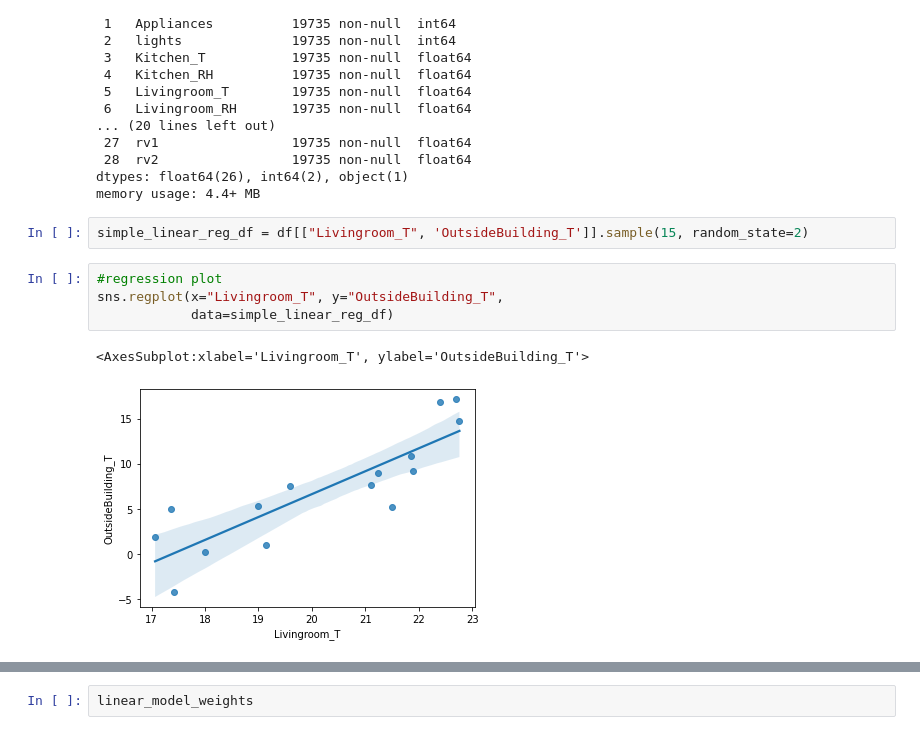
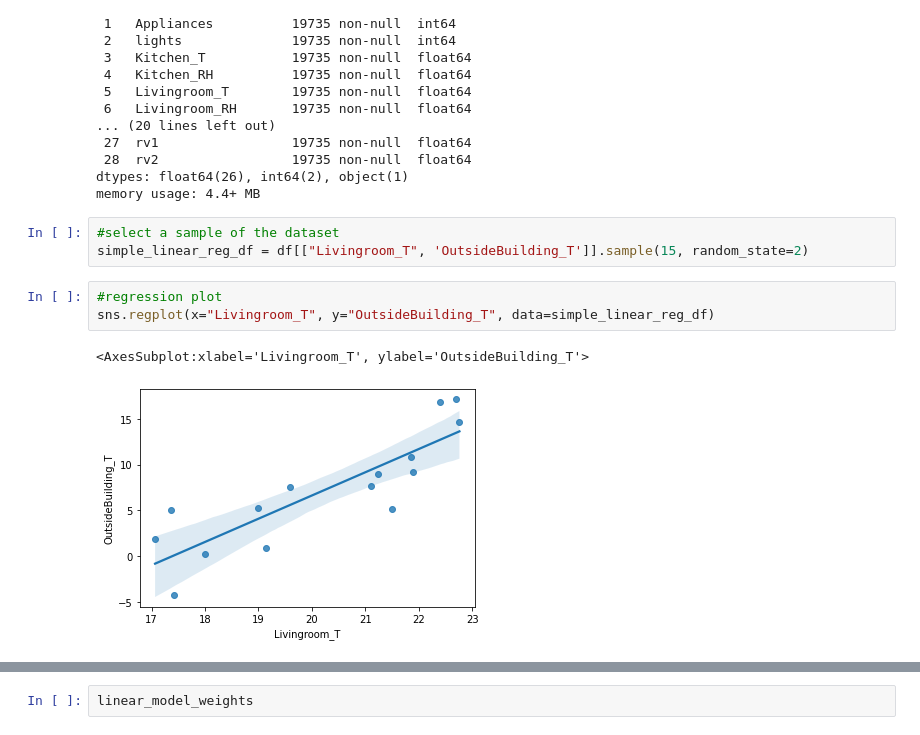
Before and after one commit to dainty92/Stage-B, a Jupyter notebook: StageBQuiz.ipynb, the cells around one changed output, grey strips where cells are left out. Cells and saved outputs as stored; diff of their text form.

```diff
--- a/StageBQuiz.ipynb
+++ b/StageBQuiz.ipynb
@@ -70,11 +74,11 @@ Data columns (total 29 columns):
 dtypes: float64(26), int64(2), object(1)
 memory usage: 4.4+ MB
 # %%
+#select a sample of the dataset
 simple_linear_reg_df = df[["Livingroom_T", 'OutsideBuilding_T']].sample(15, random_state=2)
 # %%
 #regression plot
-sns.regplot(x="Livingroom_T", y="OutsideBuilding_T",
-            data=simple_linear_reg_df)
+sns.regplot(x="Livingroom_T", y="OutsideBuilding_T", data=simple_linear_reg_df)
 # %% [output]
 <AxesSubplot:xlabel='Livingroom_T', ylabel='OutsideBuilding_T'>
-[figure, old version]
+[figure, new version]
```
Also changed, not shown: parts of 26 cells of this notebook.
